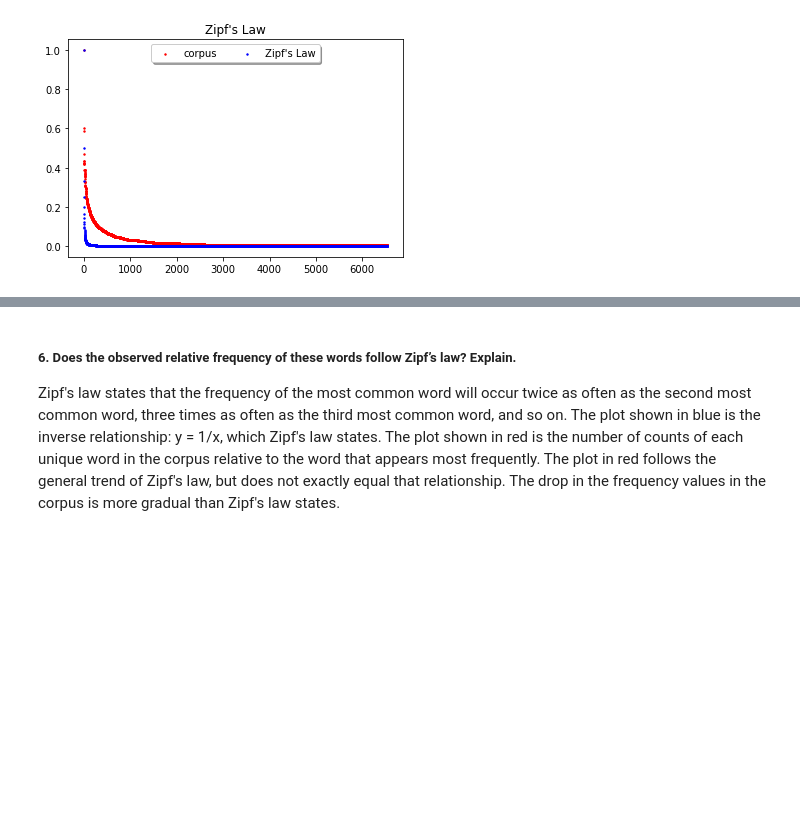
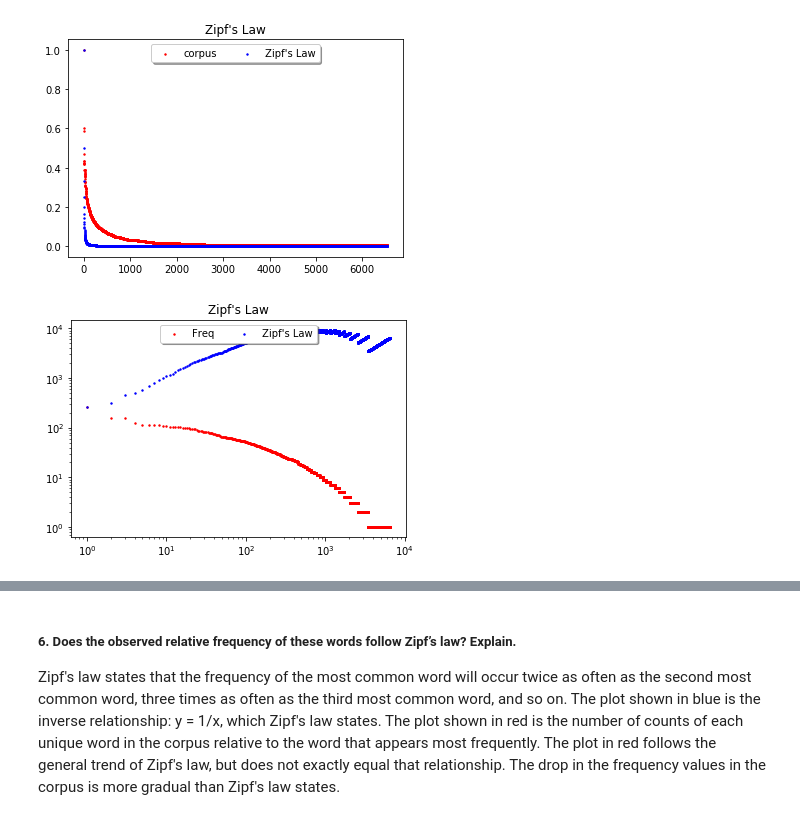
Before and after one commit to Rajwantmishra/620Group, a Jupyter notebook: W4-P2/EdgarAllanPoe_HighFrequency_Words.ipynb, the cells around one changed output, grey strips where cells are left out. Drawn from its saved outputs; the diff is of its cells as text; code cells hidden in the pictures; blank space fills up the shorter version.

```diff
--- a/W4-P2/EdgarAllanPoe_HighFrequency_Words.ipynb
+++ b/W4-P2/EdgarAllanPoe_HighFrequency_Words.ipynb
@@ -518,12 +521,14 @@ book_data_tfdf[480:484]
 book_data_tfdf['zipf']=book_data_tfdf['Count']/264
 print(book_data_tfdf.head(5))
 x_vals = list(range(1, len(book_data_tfdf)+1))
-
-plt.scatter(x_vals, book_data_tfdf['zipf'], s=2, color='r', label="corpus")
-
 zipf = pd.DataFrame(x_vals)
 zipf.columns = ['num']
 zipf['zipf'] = 1/zipf['num']
+book_data_tfdf['rank'] = x_vals
+
+
+
+plt.scatter(x_vals, book_data_tfdf['zipf'], s=2, color='r', label="corpus")
 plt.scatter(zipf['num'], zipf['zipf'], s=2, color='b', label="Zipf's Law")
 plt.legend(loc='upper center', shadow=True, ncol=2)
 plt.title ("Zipf's Law")
@@ -536,3 +541,14 @@ plt.show(block=True)
 4986    say    124  0.003276        702  0.469697
 1954   even    115  0.003038        817  0.435606
 [figure]
+# %%
+
+plt.scatter(book_data_tfdf['rank'], book_data_tfdf['Count'] ,s=2, color='r', label="Freq")
+plt.xscale('log')
+plt.yscale('log')
+plt.scatter(book_data_tfdf['rank'], book_data_tfdf['Count']*book_data_tfdf['rank'], s=2, color='b', label="Zipf's Law")
+plt.legend(loc='upper center', shadow=True, ncol=2)
+plt.title ("Zipf's Law")
+plt.show(block=True)
+# %% [output]
+[figure, added]
```
Also changed, not shown: parts of 7 cells of this notebook.
